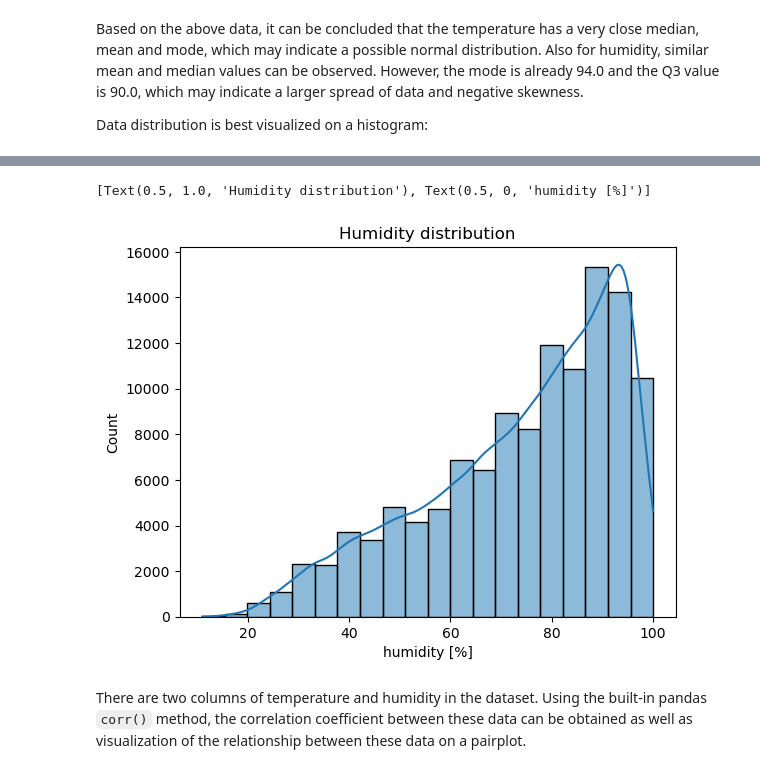
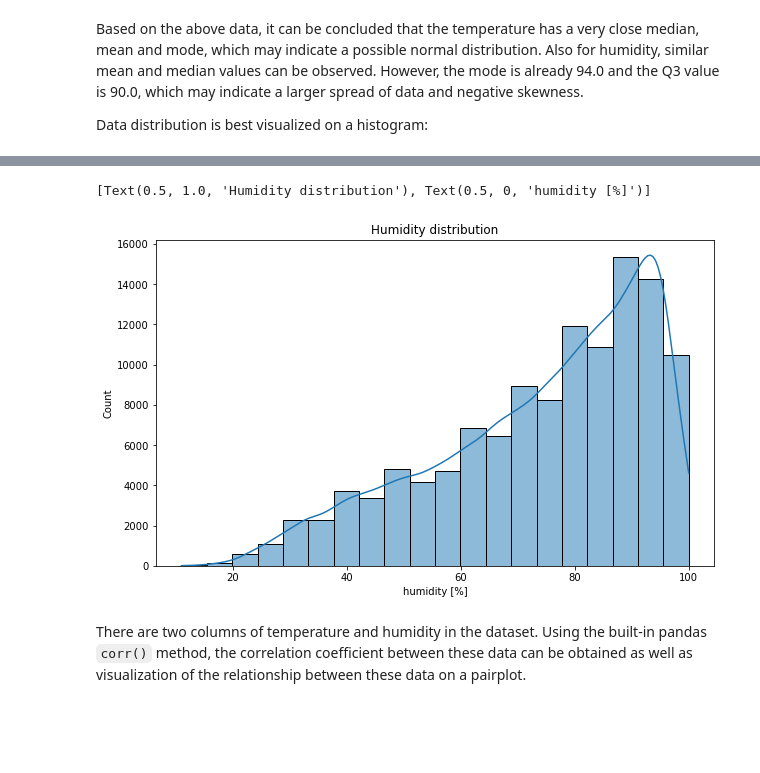
Before and after one commit to wojciechkarcz/SQL_Python_coding_challenge, a Jupyter notebook: part2_python.ipynb, the cells around one changed output, grey strips where cells are left out. Drawn from its saved outputs; the diff is of its cells as text; code cells hidden in the pictures; blank space fills up the shorter version.

```diff
--- a/part2_python.ipynb
+++ b/part2_python.ipynb
@@ -212,8 +212,9 @@ sns.histplot(data=df['temp'], bins=55, kde=True).set(title='Temperature distribu
 # %%
+plt.figure(figsize=(10,6))
 sns.histplot(data=df['hum'], bins=20, kde=True).set(title='Humidity distribution', xlabel='humidity [%]')
 # %% [output]
 [Text(0.5, 1.0, 'Humidity distribution'), Text(0.5, 0, 'humidity [%]')]
-[figure, old version]
+[figure, new version]
 # %% [markdown]
 There are two columns of temperature and humidity in the dataset. Using the built-in pandas `corr()` method,  the correlation coefficient between these data can be obtained as well as visualization of the relationship between these data on a pairplot.
 # %%
```
Also changed, not shown: parts of 26 cells of this notebook.
